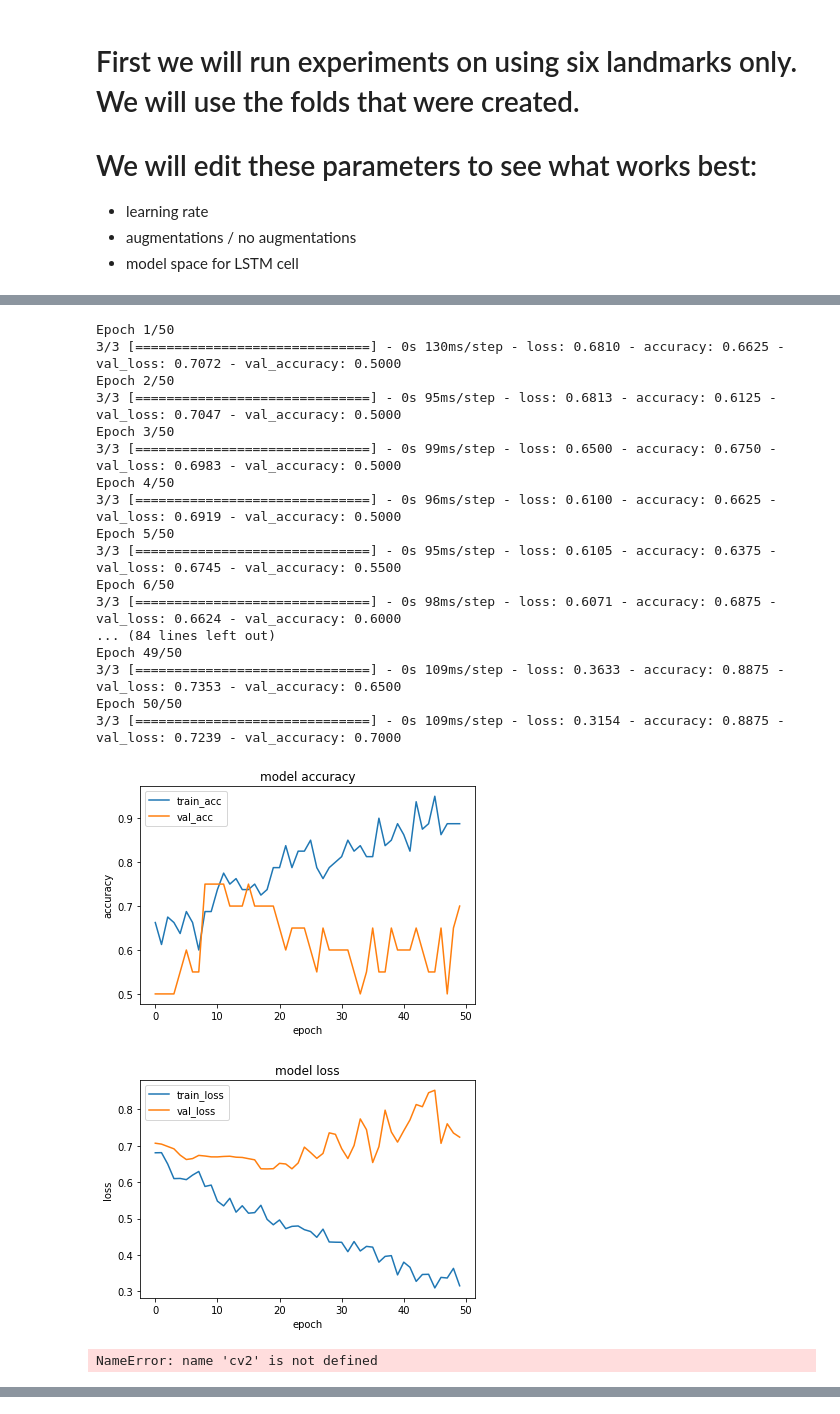
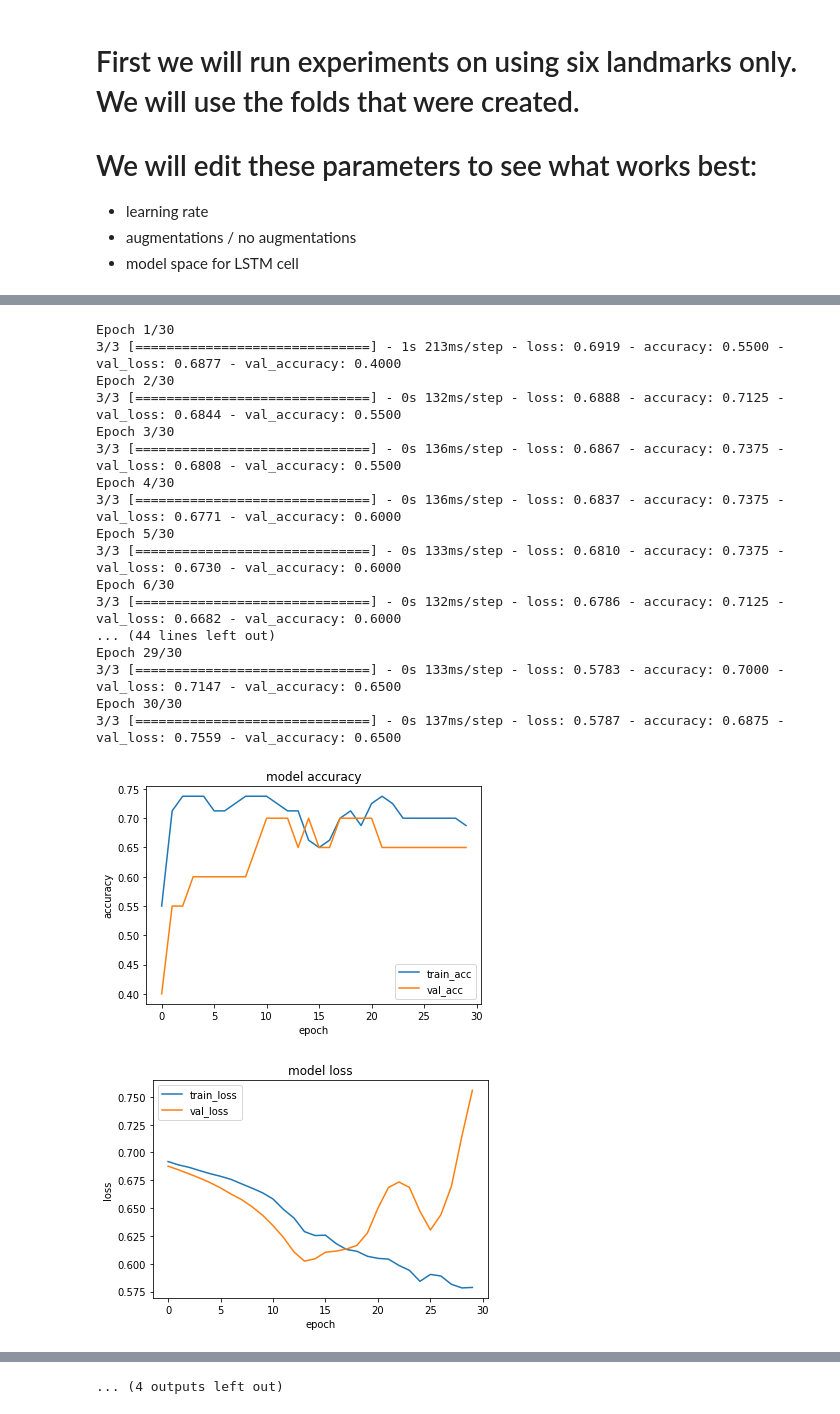
Before and after one commit to anish-lakkapragada/Hand-Classification-For-Autism-Diagnosis, a Jupyter notebook: Experiments.ipynb, the cells around one changed output, grey strips where cells are left out. Drawn from its saved outputs; the diff is of its cells as text; code cells hidden in the pictures.

```diff
--- a/Experiments.ipynb
+++ b/Experiments.ipynb
@@ -302,14 +302,16 @@ X = np.array(X)
 y = np.array(y)
 # %%
 from glob import glob
-def cross_validate(model, callbacks):
+def cross_validate(model, epochs = 50, callbacks=[]):
     for i in range(X.shape[0]):
         X_test, y_test = X[i], y[i]
         X_train = np.concatenate([X_j for j, X_j in enumerate(X) if i != j])
         y_train = np.concatenate([y_j for j, y_j in enumerate(y) if i != j])
 
+        M = np.random.permutation(X_train.shape[0])
+        X_train, y_train = X_train[M], y_train[M]
         # train
-        history = model.fit(X_train, y_train, validation_data = (X_test, y_test), epochs = 50, callbacks = callbacks)
+        history = model.fit(X_train, y_train, validation_data = (X_test, y_test), epochs = epochs, callbacks = callbacks)
 
         # plot accuracy and loss
         plot(history)
@@ -493,24 +346,0 @@ Epoch 11/50
-# %%
-model_7.compile(loss = "binary_crossentropy", optimizer=tf.keras.optimizers.Adam(), metrics = ['accuracy'])
-cross_validate(model_7, [])
-# %% [output]
-Epoch 1/50
-3/3 [==============================] - 0s 130ms/step - loss: 0.6810 - accuracy: 0.6625 - val_loss: 0.7072 - val_accuracy: 0.5000
-Epoch 2/50
-3/3 [==============================] - 0s 95ms/step - loss: 0.6813 - accuracy: 0.6125 - val_loss: 0.7047 - val_accuracy: 0.5000
-Epoch 3/50
-3/3 [==============================] - 0s 99ms/step - loss: 0.6500 - accuracy: 0.6750 - val_loss: 0.6983 - val_accuracy: 0.5000
-Epoch 4/50
-3/3 [==============================] - 0s 96ms/step - loss: 0.6100 - accuracy: 0.6625 - val_loss: 0.6919 - val_accuracy: 0.5000
-Epoch 5/50
-3/3 [==============================] - 0s 95ms/step - loss: 0.6105 - accuracy: 0.6375 - val_loss: 0.6745 - val_accuracy: 0.5500
-Epoch 6/50
-3/3 [==============================] - 0s 98ms/step - loss: 0.6071 - accuracy: 0.6875 - val_loss: 0.6624 - val_accuracy: 0.6000
-... (84 lines left out)
-Epoch 49/50
-3/3 [==============================] - 0s 109ms/step - loss: 0.3633 - accuracy: 0.8875 - val_loss: 0.7353 - val_accuracy: 0.6500
-Epoch 50/50
-3/3 [==============================] - 0s 109ms/step - loss: 0.3154 - accuracy: 0.8875 - val_loss: 0.7239 - val_accuracy: 0.7000
-[figure, removed]
-[figure, removed]
-NameError: name 'cv2' is not defined
@@ -518,0 +347,30 @@ X.shape
+# %%
+from tqdm import tqdm
+
+model = tf.keras.models.Sequential([
+    tf.keras.layers.LSTM(64, return_sequences=False),
+    tf.keras.layers.Dense(1, activation="sigmoid")
+])
+
+model.compile(loss = 'binary_crossentropy', optimizer = tf.keras.optimizers.Adam(learning_rate=0.0005), metrics = ['accuracy'])
+cross_validate(model, epochs = 30, callbacks=[])
+# %% [output]
+Epoch 1/30
+3/3 [==============================] - 1s 213ms/step - loss: 0.6919 - accuracy: 0.5500 - val_loss: 0.6877 - val_accuracy: 0.4000
+Epoch 2/30
+3/3 [==============================] - 0s 132ms/step - loss: 0.6888 - accuracy: 0.7125 - val_loss: 0.6844 - val_accuracy: 0.5500
+Epoch 3/30
+3/3 [==============================] - 0s 136ms/step - loss: 0.6867 - accuracy: 0.7375 - val_loss: 0.6808 - val_accuracy: 0.5500
+Epoch 4/30
+3/3 [==============================] - 0s 136ms/step - loss: 0.6837 - accuracy: 0.7375 - val_loss: 0.6771 - val_accuracy: 0.6000
+Epoch 5/30
+3/3 [==============================] - 0s 133ms/step - loss: 0.6810 - accuracy: 0.7375 - val_loss: 0.6730 - val_accuracy: 0.6000
+Epoch 6/30
+3/3 [==============================] - 0s 132ms/step - loss: 0.6786 - accuracy: 0.7125 - val_loss: 0.6682 - val_accuracy: 0.6000
+... (44 lines left out)
+Epoch 29/30
+3/3 [==============================] - 0s 133ms/step - loss: 0.5783 - accuracy: 0.7000 - val_loss: 0.7147 - val_accuracy: 0.6500
+Epoch 30/30
+3/3 [==============================] - 0s 137ms/step - loss: 0.5787 - accuracy: 0.6875 - val_loss: 0.7559 - val_accuracy: 0.6500
+[figure, added]
+[figure, added]
@@ -518,0 +434 @@ X.shape
+... (4 outputs left out)
```
Also changed, not shown: parts of 6 cells of this notebook, 1 other file.
